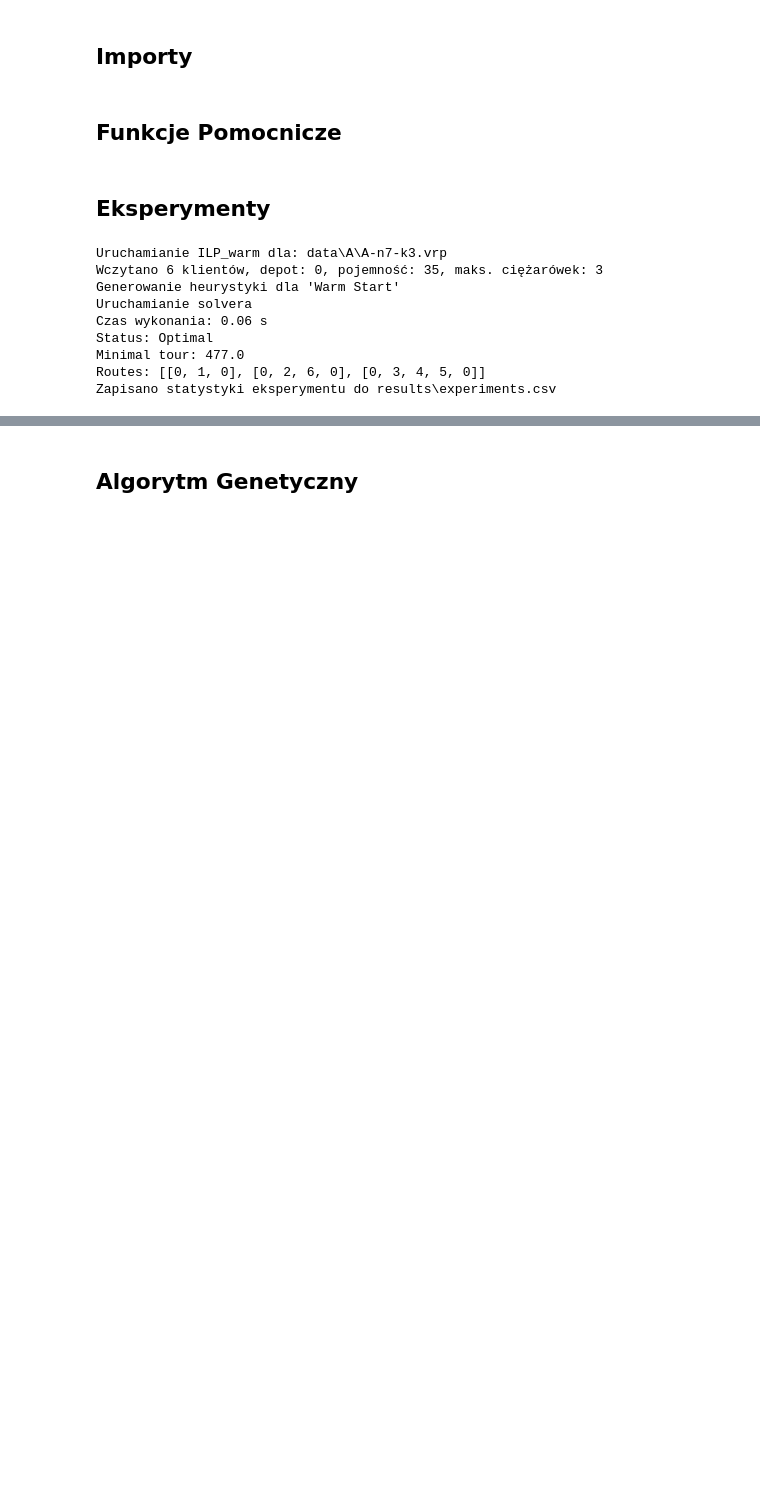
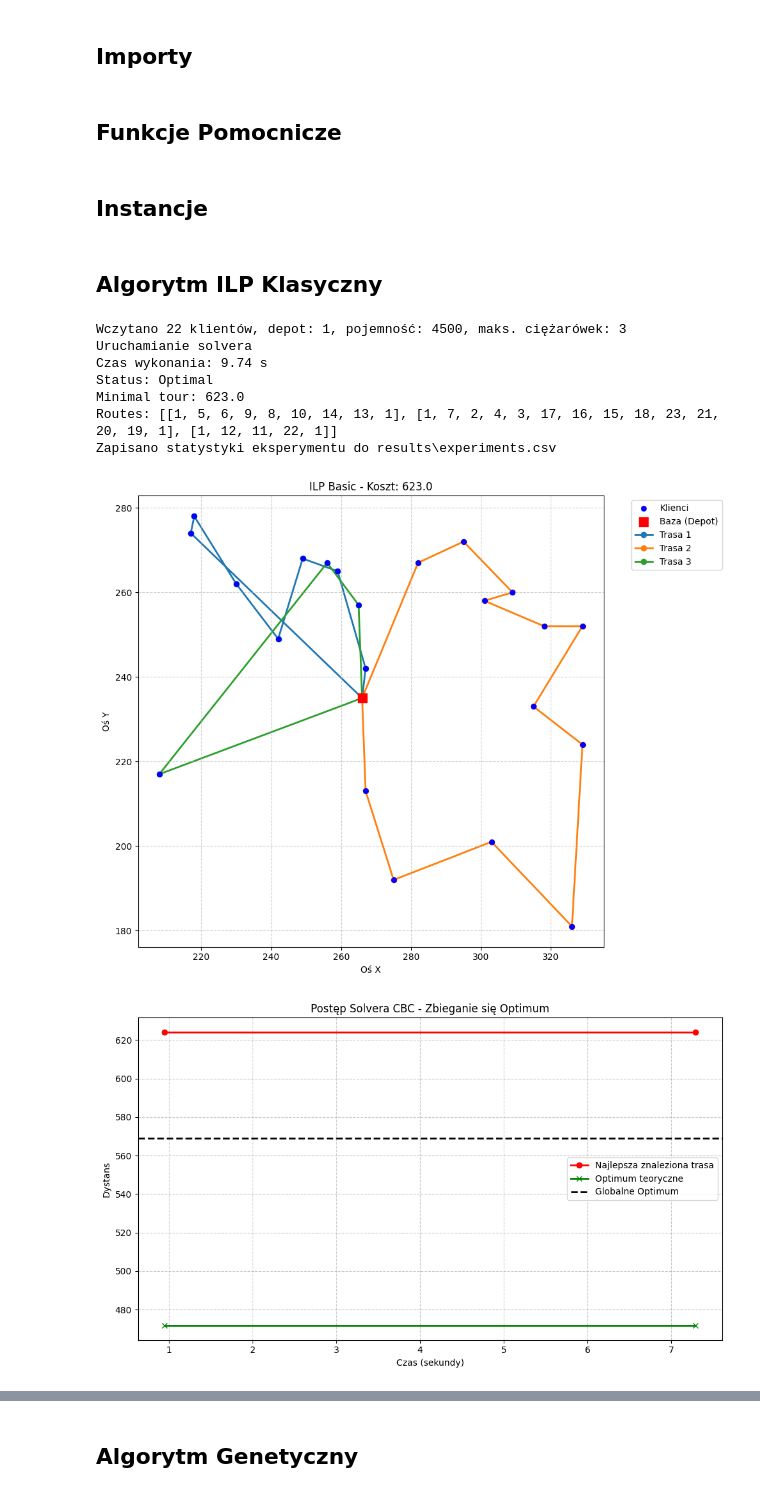
Before and after one commit to JakubRybak/Vehicle_Routing_Lp_Solver, a Jupyter notebook: projekt.ipynb, the cells around one changed output, grey strips where cells are left out. Drawn from its saved outputs; the diff is of its cells as text; code cells hidden in the pictures; blank space fills up the shorter version.

```diff
--- a/projekt.ipynb
+++ b/projekt.ipynb
@@ -8,31 +13,52 @@ from scripts.cvrp_ilp_warm import solve_cvrp_ilp as solve_cvrp_ilp_warm
 # %% [markdown]
 ## Funkcje Pomocnicze
 # %%
-def run_experiments(instances, solver_function, solver_name="Algorytm"):
+def get_optimal_cost(vrp_filepath):
+    sol_filepath = vrp_filepath.replace('.vrp', '.sol')
+    if os.path.exists(sol_filepath):
+        with open(sol_filepath, 'r') as f:
+            for line in f:
+                if line.startswith('Cost'):
+                    match = re.search(r'Cost\s+(\d+)', line)
+                    if match:
+                        return float(match.group(1))
+    return None
+
+
+def run_experiments(instances, solver_function, **kwargs):
     for inst in instances:
         if os.path.exists(inst):
-            print(f"Uruchamianie {solver_name} dla: {inst}")
             try:
-                solver_function(inst, time_limit=600)
+                opt_cost = get_optimal_cost(inst)
+                solver_function(inst, **kwargs)
+
+                if solver_function.__name__ == 'solve_cvrp_ga':
+                    plot_ga_log(optimum_cost=opt_cost)
+
+                else:
+                    plot_cbc_log(optimum_cost=opt_cost)
+
             except Exception as e:
                 print(f"Błąd podczas analizy {inst}: {e}")
         else:
             print(f"Plik {inst} nie istnieje!")
 # %% [markdown]
-## Eksperymenty
+## Instancje
 # %%
 instances = [
-    os.path.join('data', 'A', 'A-n7-k3.vrp')
+    os.path.join('data', 'E', 'E-n23-k3.vrp')
 ]
-
-run_experiments(instances, solve_cvrp_ilp_warm, "ILP_warm")
-# %% [output]
-Uruchamianie ILP_warm dla: data\A\A-n7-k3.vrp
-Wczytano 6 klientów, depot: 0, pojemność: 35, maks. ciężarówek: 3
-Generowanie heurystyki dla 'Warm Start'
-Uruchamianie solvera
-Czas wykonania: 0.06 s
-Status: Optimal
-Minimal tour: 477.0
-Routes: [[0, 1, 0], [0, 2, 6, 0], [0, 3, 4, 5, 0]]
-Zapisano statystyki eksperymentu do results\experiments.csv
+# %% [markdown]
+## Algorytm ILP Klasyczny
+# %%
+run_experiments(instances, solve_cvrp_ilp_basic, time_limit=10)
+# %% [output]
+Wczytano 22 klientów, depot: 1, pojemność: 4500, maks. ciężarówek: 3
+Uruchamianie solvera
+Czas wykonania: 9.74 s
+Status: Optimal
+Minimal tour: 623.0
+Routes: [[1, 5, 6, 9, 8, 10, 14, 13, 1], [1, 7, 2, 4, 3, 17, 16, 15, 18, 23, 21, 20, 19, 1], [1, 12, 11, 22, 1]]
+Zapisano statystyki eksperymentu do results\experiments.csv
+[figure, added]
+[figure, added]
```
Also changed, not shown: parts of 10 cells of this notebook, 9 other files.
